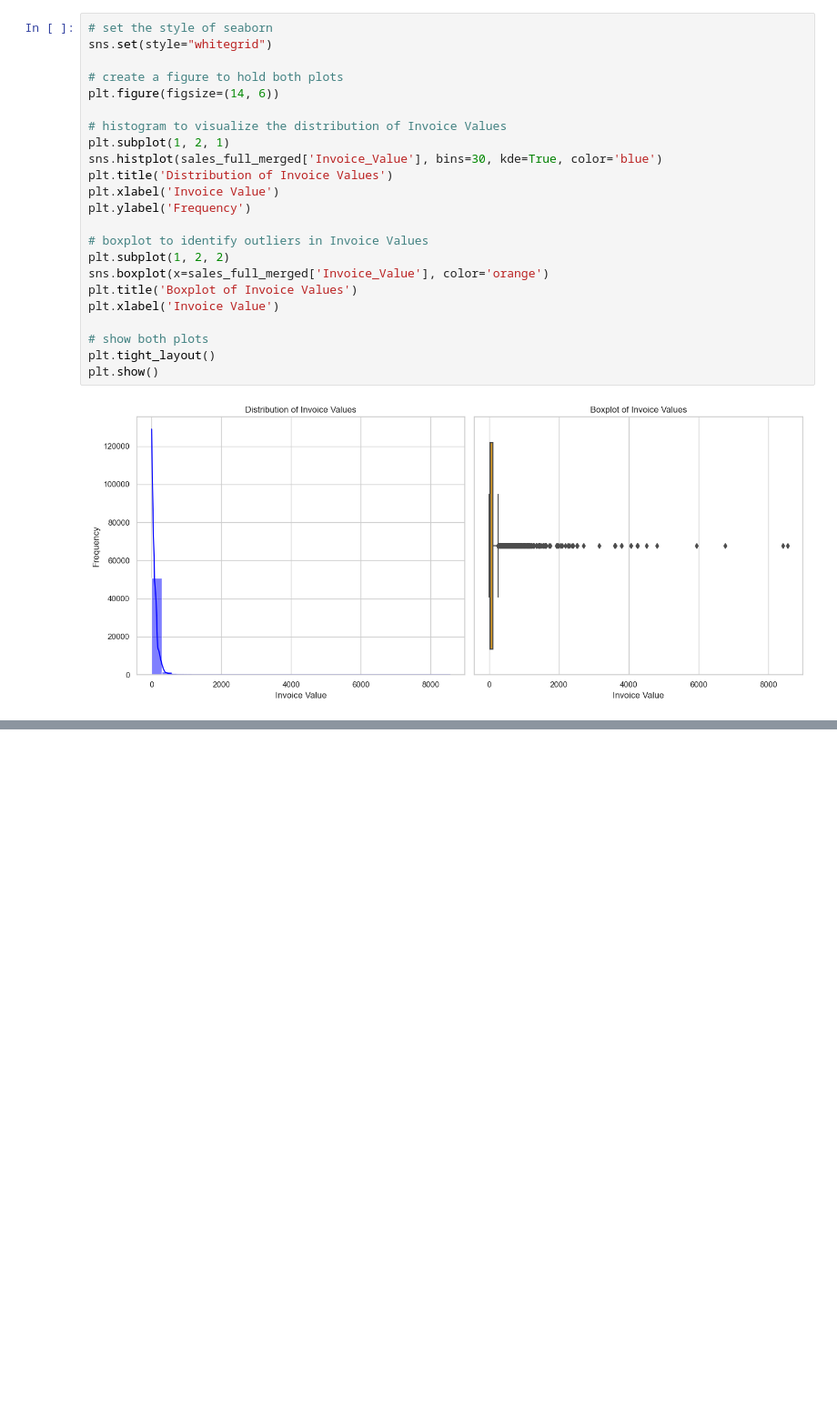
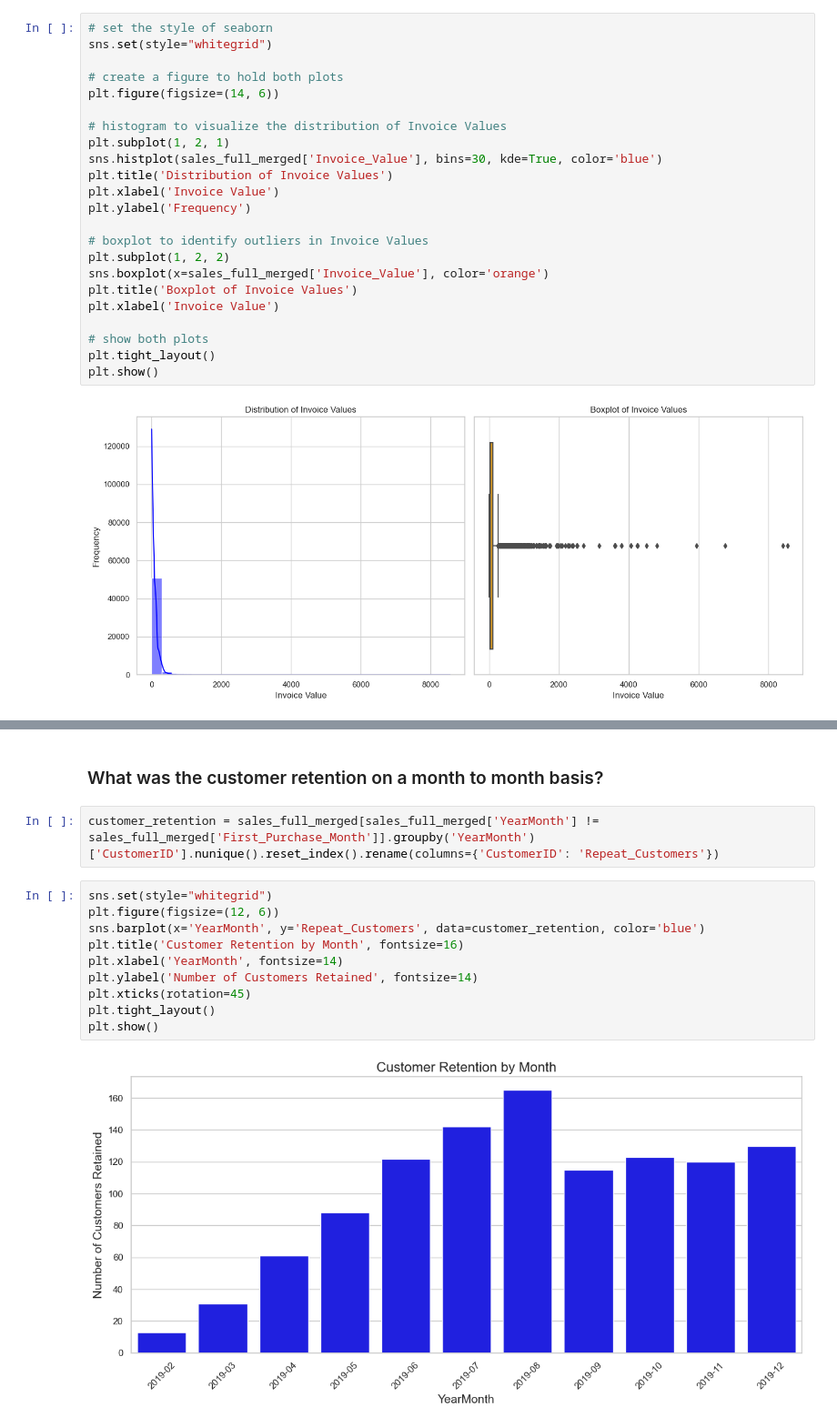
Before and after one commit to moraditya/finding-marketing-insights-Amazon, a Jupyter notebook: data-analysis/amazon-marketing-insights-EDA.ipynb, the cells around one changed output, grey strips where cells are left out. Shown at 91% size. Cells and saved outputs as stored; diff of their text form; blank space fills up the shorter version.

```diff
--- a/data-analysis/amazon-marketing-insights-EDA.ipynb
+++ b/data-analysis/amazon-marketing-insights-EDA.ipynb
@@ -142,0 +164,16 @@ plt.show()
+# %% [markdown]
+### What was the customer retention on a month to month basis?
+# %%
+customer_retention = sales_full_merged[sales_full_merged['YearMonth'] != sales_full_merged['First_Purchase_Month']].groupby('YearMonth')['CustomerID'].nunique().reset_index().rename(columns={'CustomerID': 'Repeat_Customers'})
+# %%
+sns.set(style="whitegrid")
+plt.figure(figsize=(12, 6))
+sns.barplot(x='YearMonth', y='Repeat_Customers', data=customer_retention, color='blue')
+plt.title('Customer Retention by Month', fontsize=16)
+plt.xlabel('YearMonth', fontsize=14)
+plt.ylabel('Number of Customers Retained', fontsize=14)
+plt.xticks(rotation=45)
+plt.tight_layout()
+plt.show()
+# %% [output]
+[figure, added]
```
Also changed, not shown: parts of 3 cells of this notebook.
